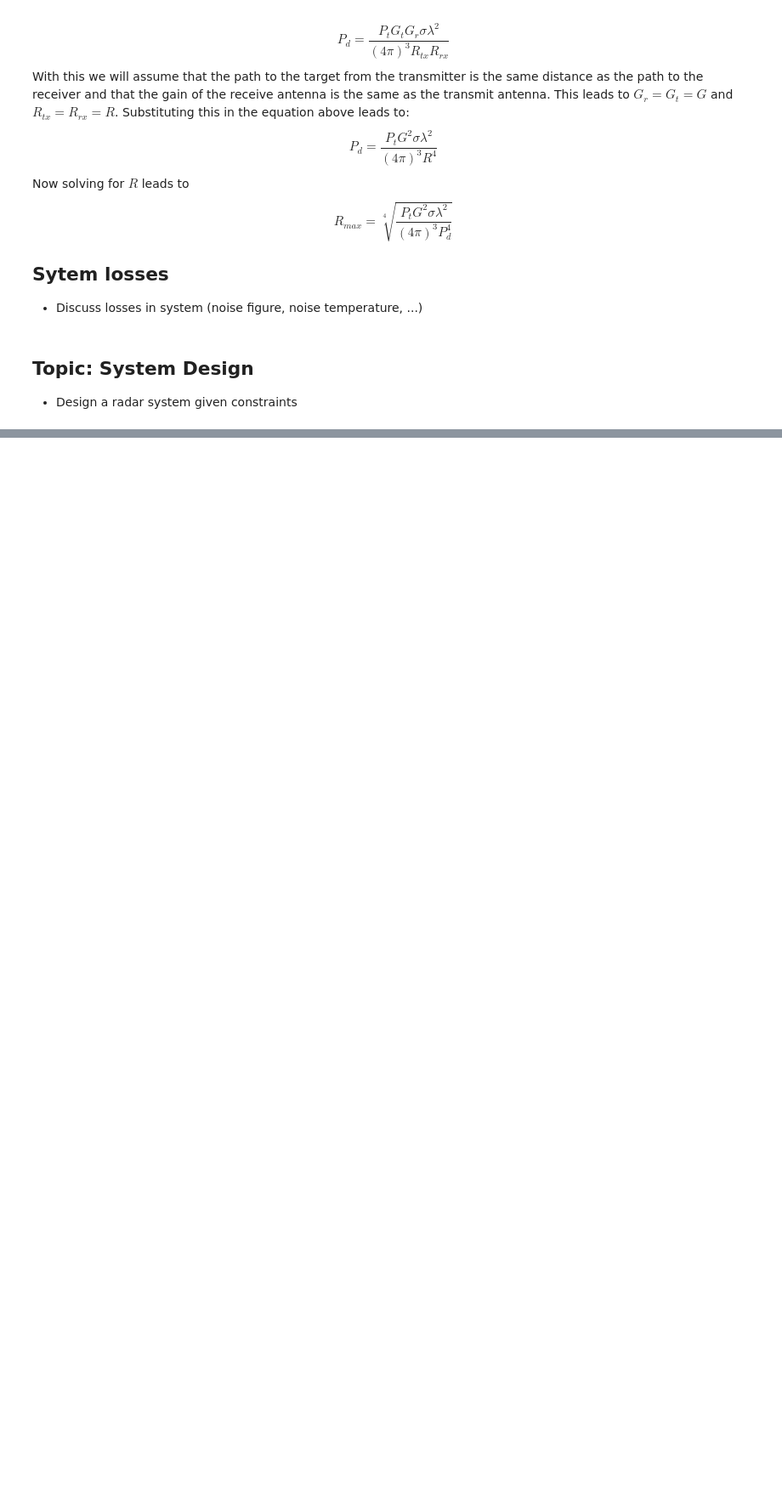
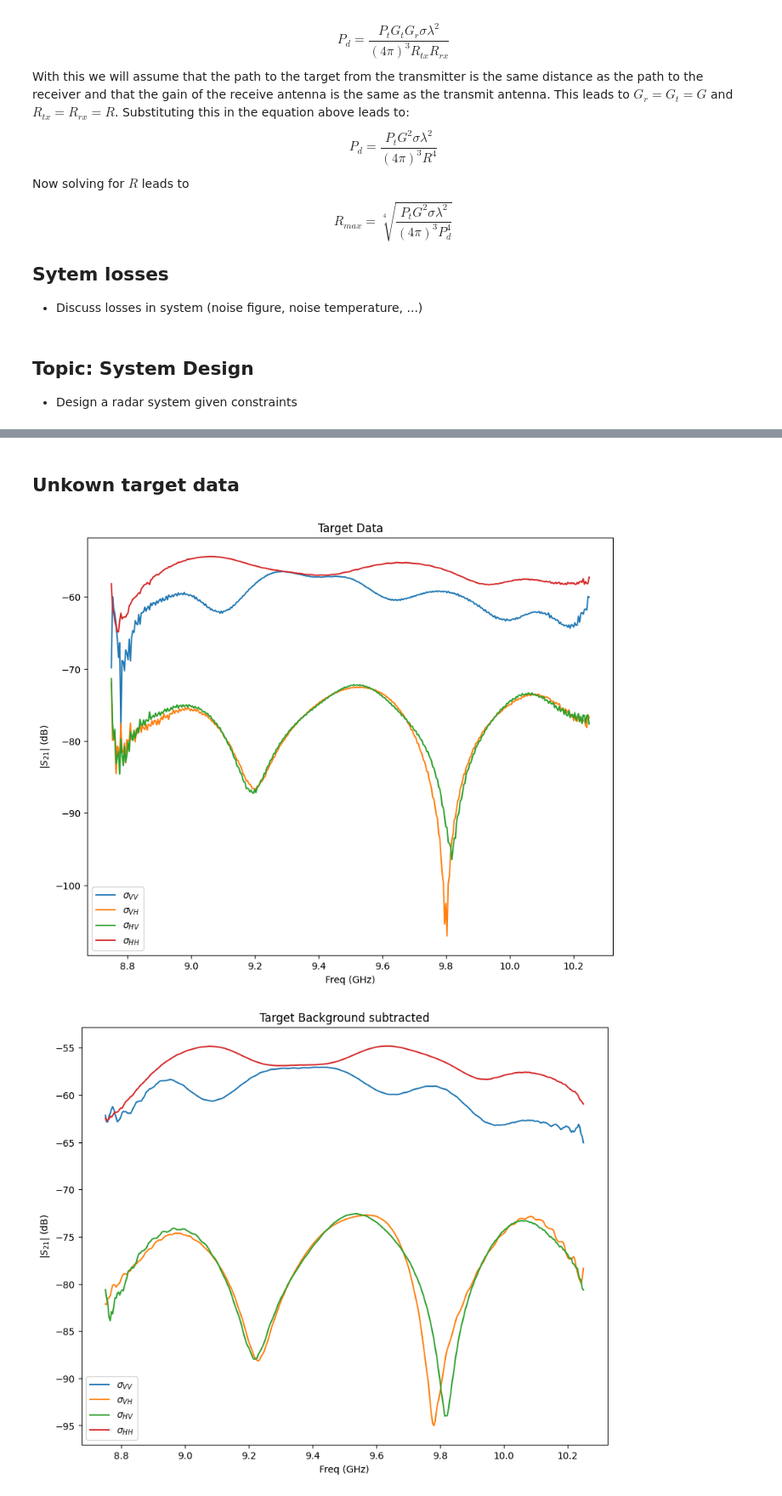
Before and after one commit to austinjtravis/radar_learning, a Jupyter notebook: 1_radar/radar_intro.ipynb, the cells around one changed output, grey strips where cells are left out. Shown at 85% size. Cells and saved outputs as stored; diff of their text form; code cells hidden in the pictures; blank space fills up the shorter version.

```diff
--- a/1_radar/radar_intro.ipynb
+++ b/1_radar/radar_intro.ipynb
@@ -143,0 +293,20 @@ $$R_{max} = \sqrt[4]{\frac{P_{t} G^2 \sigma \lambda^2}{(4\pi)^3 P_d^4}}$$
+# %% [markdown]
+## Unkown target data
+# %%
+plt.figure(num=30, clear=True, figsize=(10,8))
+plt.plot(freq_vec/1e9, db(tgt_freq))
+plt.title('Target Data')
+plt.legend(lgd_str)
+plt.ylabel('|$S_{21}$| (dB)')
+plt.xlabel('Freq (GHz)')
+
+plt.figure(num=40, clear=True, figsize=(10,8))
+plt.plot(freq_vec/1e9, db(tgt_freq - bkg_data_freq))
+plt.title('Target Background subtracted')
+plt.legend(lgd_str)
+plt.ylabel('$|S_{21}|$ (dB)')
+plt.xlabel('Freq (GHz)')
+plt.show()
+# %% [output]
+[figure, added]
+[figure, added]
```
Also changed, not shown: parts of 10 cells of this notebook, 20 other files.
